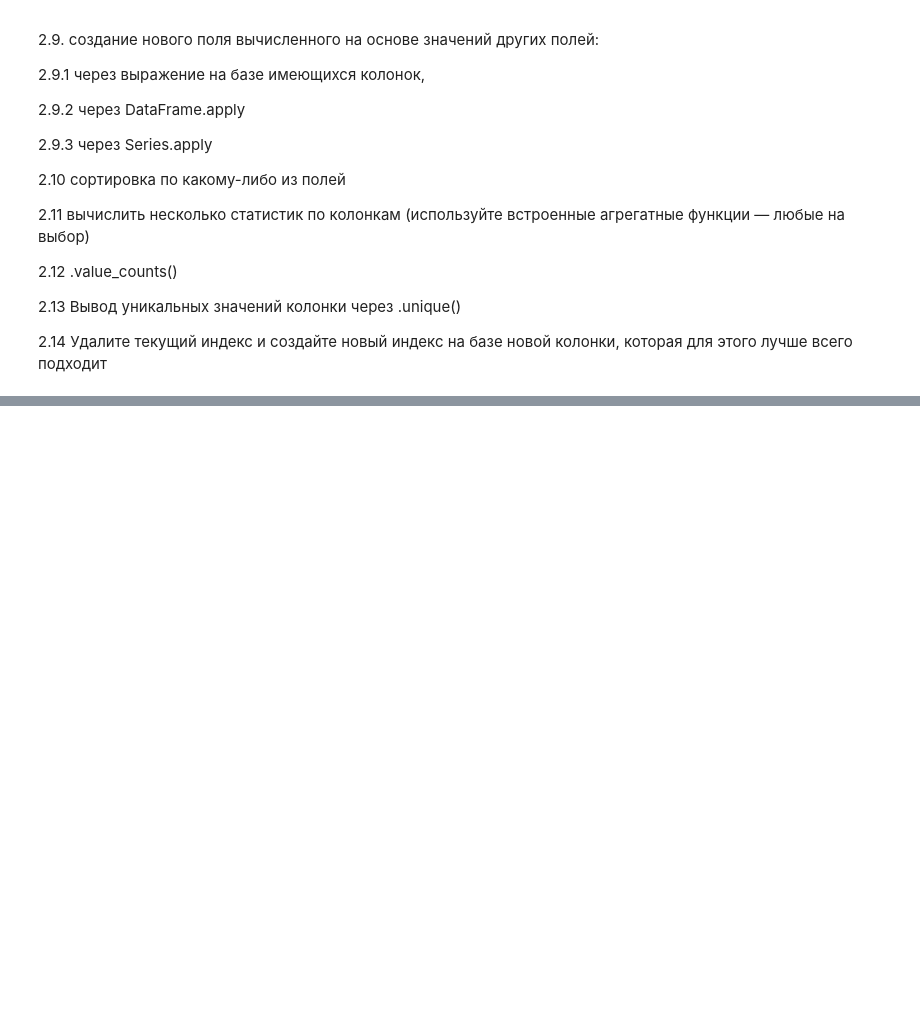
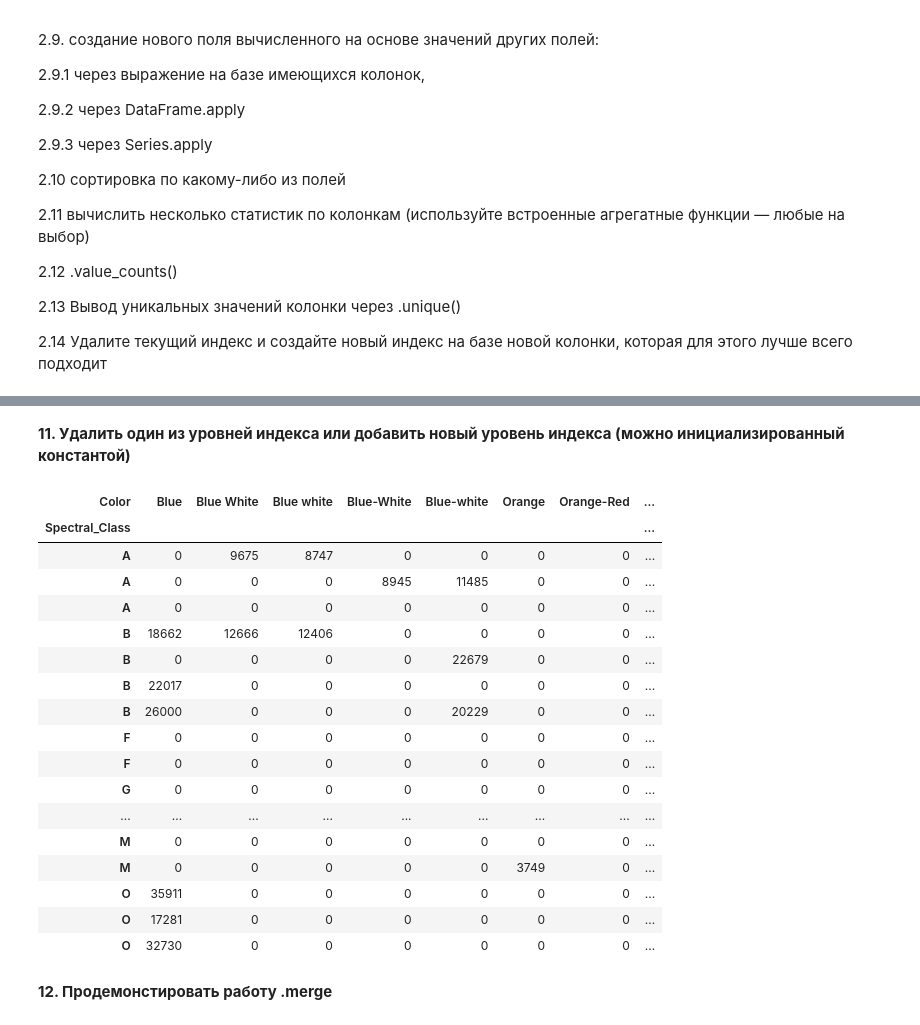
Before and after one commit to Dark-MonkGI/Data_Analysis_Tools_SAMARA_UNIVERSITY, a Jupyter notebook: 1. Pandas/DAT_6131-010402D_Griaznov_I_LW1.ipynb, the cells around one changed output, grey strips where cells are left out. Drawn from its saved outputs; the diff is of its cells as text; code cells hidden in the pictures; blank space fills up the shorter version.

```diff
--- a/1. Pandas/DAT_6131-010402D_Griaznov_I_LW1.ipynb
+++ b/1. Pandas/DAT_6131-010402D_Griaznov_I_LW1.ipynb
@@ -80,0 +484,25 @@ https://pbpython.com/pandas-pivot-table-explained.html
+# %% [markdown]
+**11. Удалить один из уровней индекса или добавить новый уровень индекса (можно инициализированный константой)**
+# %%
+df2.droplevel(1)
+# %% [output]
+| Color | Blue | Blue White | Blue white | Blue-White | Blue-white | Orange | Orange-Red | ... |
+| Spectral_Class |  |  |  |  |  |  |  | ... |
+| A | 0 | 9675 | 8747 | 0 | 0 | 0 | 0 | ... |
+| A | 0 | 0 | 0 | 8945 | 11485 | 0 | 0 | ... |
+| A | 0 | 0 | 0 | 0 | 0 | 0 | 0 | ... |
+| B | 18662 | 12666 | 12406 | 0 | 0 | 0 | 0 | ... |
+| B | 0 | 0 | 0 | 0 | 22679 | 0 | 0 | ... |
+| B | 22017 | 0 | 0 | 0 | 0 | 0 | 0 | ... |
+| B | 26000 | 0 | 0 | 0 | 20229 | 0 | 0 | ... |
+| F | 0 | 0 | 0 | 0 | 0 | 0 | 0 | ... |
+| F | 0 | 0 | 0 | 0 | 0 | 0 | 0 | ... |
+| G | 0 | 0 | 0 | 0 | 0 | 0 | 0 | ... |
+| ... | ... | ... | ... | ... | ... | ... | ... | ... |
+| M | 0 | 0 | 0 | 0 | 0 | 0 | 0 | ... |
+| M | 0 | 0 | 0 | 0 | 0 | 3749 | 0 | ... |
+| O | 35911 | 0 | 0 | 0 | 0 | 0 | 0 | ... |
+| O | 17281 | 0 | 0 | 0 | 0 | 0 | 0 | ... |
+| O | 32730 | 0 | 0 | 0 | 0 | 0 | 0 | ... |
+# %% [markdown]
+**12. Продемонстировать работу .merge**
```
Also changed, not shown: parts of 59 cells of this notebook, 1 other file.
